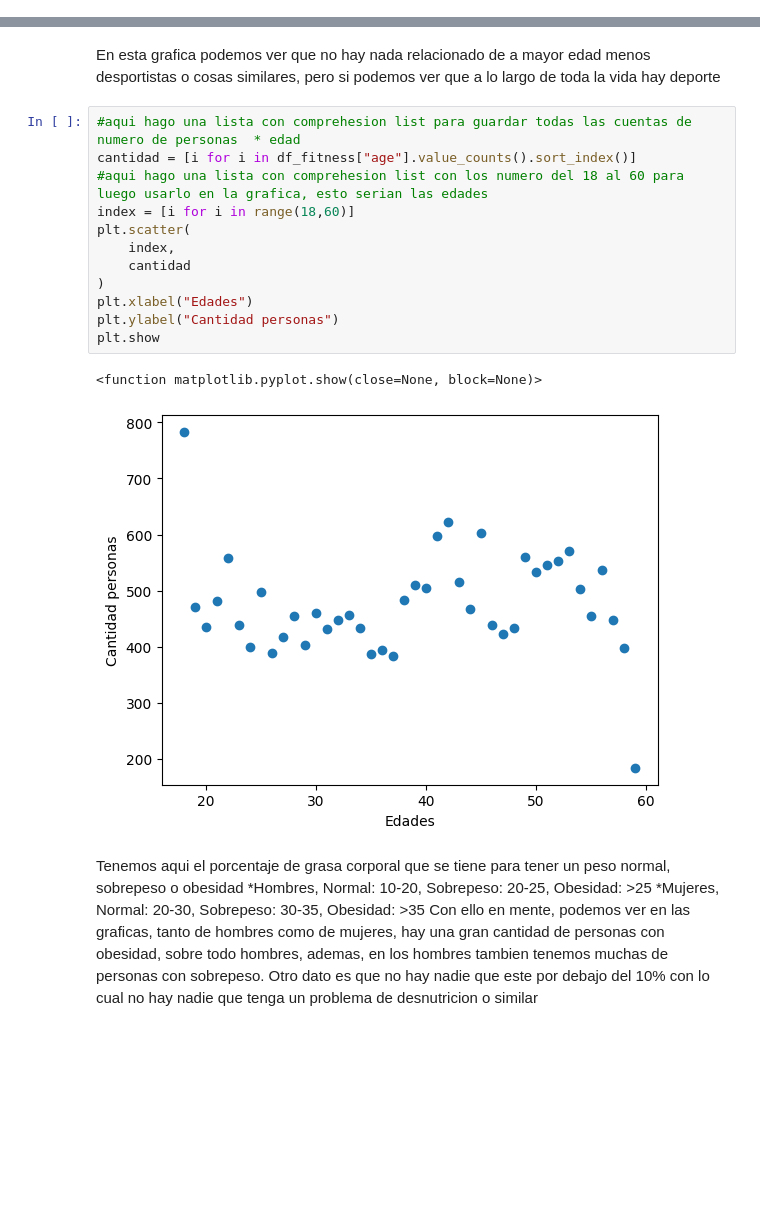
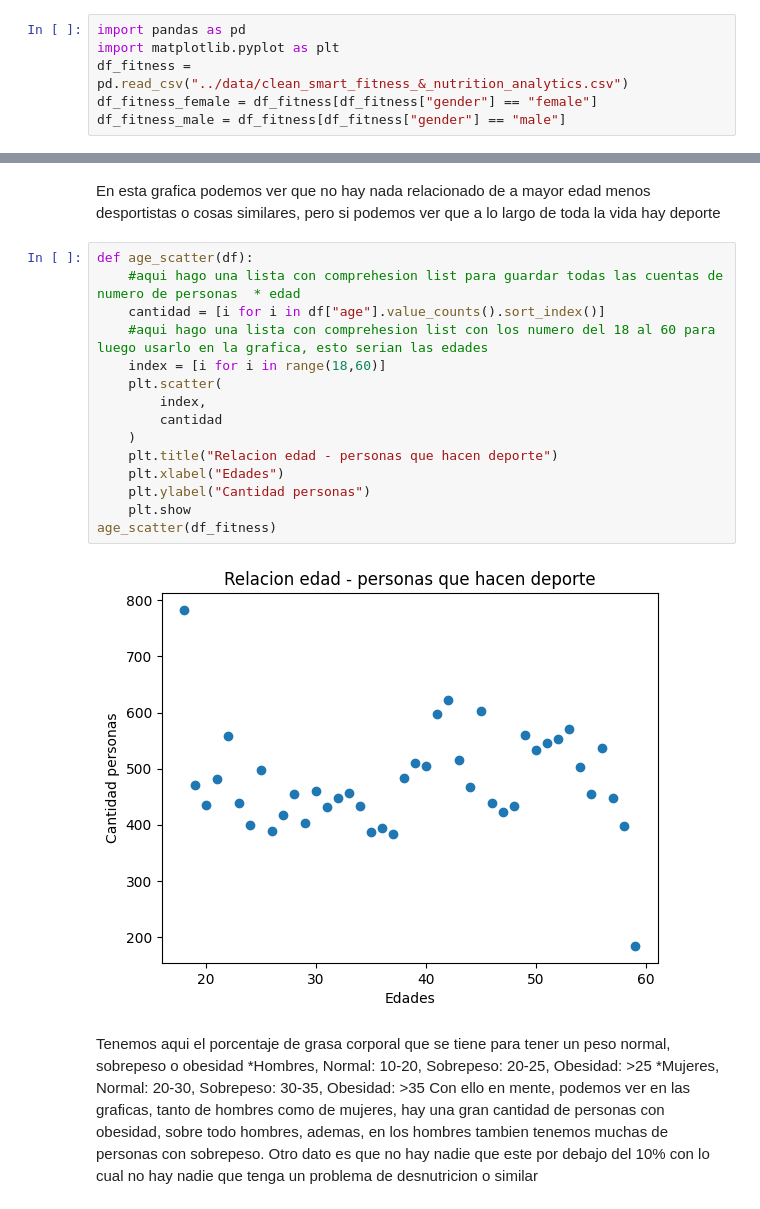
Before and after one commit to JMS1997J/EDA, a Jupyter notebook: notebooks/EDA.ipynb, the cells around one changed output, grey strips where cells are left out. Drawn from its saved outputs; the diff is of its cells as text; blank space fills up the shorter version.

```diff
--- a/notebooks/EDA.ipynb
+++ b/notebooks/EDA.ipynb
@@ -61,3 +1,9 @@ df_fitness.head()
+# %%
+import pandas as pd
+import matplotlib.pyplot as plt
+df_fitness = pd.read_csv("../data/clean_smart_fitness_&_nutrition_analytics.csv")
+df_fitness_female = df_fitness[df_fitness["gender"] == "female"]
+df_fitness_male = df_fitness[df_fitness["gender"] == "male"]
 # %% [markdown]
 Vamos a observar que para este estudio tenemos datos de hombres y mujeres, en este caso casi la misma cantidad para cada uno de los generos
 # %%
@@ -123,20 +58,22 @@ plt.show()
 # %% [markdown]
 En esta grafica podemos ver que no hay nada relacionado de a mayor edad menos desportistas o cosas similares, pero si podemos ver que a lo largo de toda la vida hay deporte
 # %%
-#aqui hago una lista con comprehesion list para guardar todas las cuentas de numero de personas  * edad
-cantidad = [i for i in df_fitness["age"].value_counts().sort_index()]
-#aqui hago una lista con comprehesion list con los numero del 18 al 60 para luego usarlo en la grafica, esto serian las edades
-index = [i for i in range(18,60)]
-plt.scatter(
-  	index,
-  	cantidad
-)
-plt.xlabel("Edades")
-plt.ylabel("Cantidad personas")
-plt.show
+def age_scatter(df):
+	#aqui hago una lista con comprehesion list para guardar todas las cuentas de numero de personas  * edad
+	cantidad = [i for i in df["age"].value_counts().sort_index()]
+	#aqui hago una lista con comprehesion list con los numero del 18 al 60 para luego usarlo en la grafica, esto serian las edades
+	index = [i for i in range(18,60)]
+	plt.scatter(
+		index,
+		cantidad
+	)
+	plt.title("Relacion edad - personas que hacen deporte")
+	plt.xlabel("Edades")
+	plt.ylabel("Cantidad personas")
+	plt.show
+age_scatter(df_fitness)
 # %% [output]
-<function matplotlib.pyplot.show(close=None, block=None)>
-[figure, old version]
+[figure, new version]
 # %% [markdown]
 Tenemos aqui el porcentaje de grasa corporal que se tiene para tener un peso normal, sobrepeso o obesidad
 *Hombres, Normal: 10-20, Sobrepeso: 20-25, Obesidad: >25
```
Also changed, not shown: parts of 11 cells of this notebook, 3 other files.
